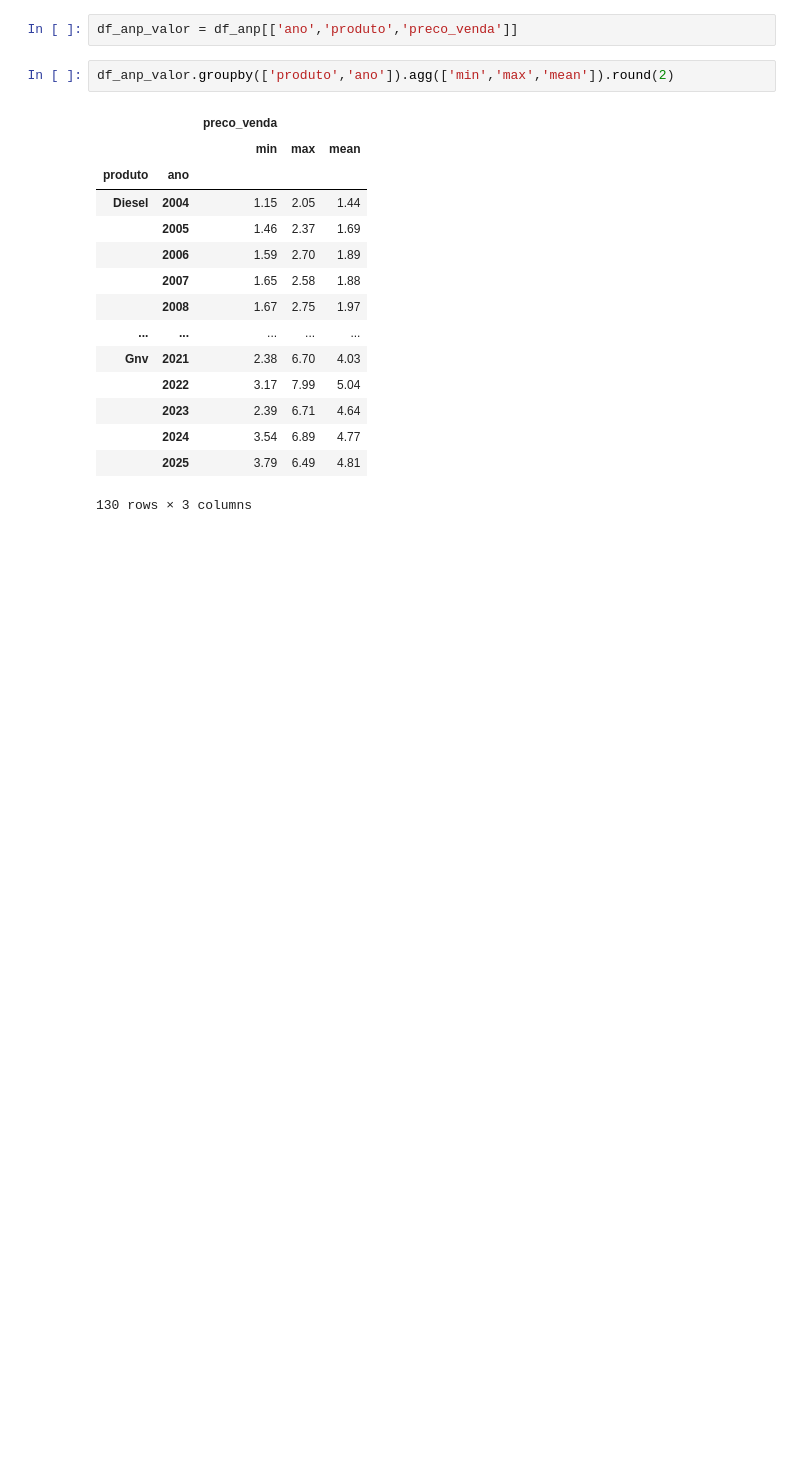
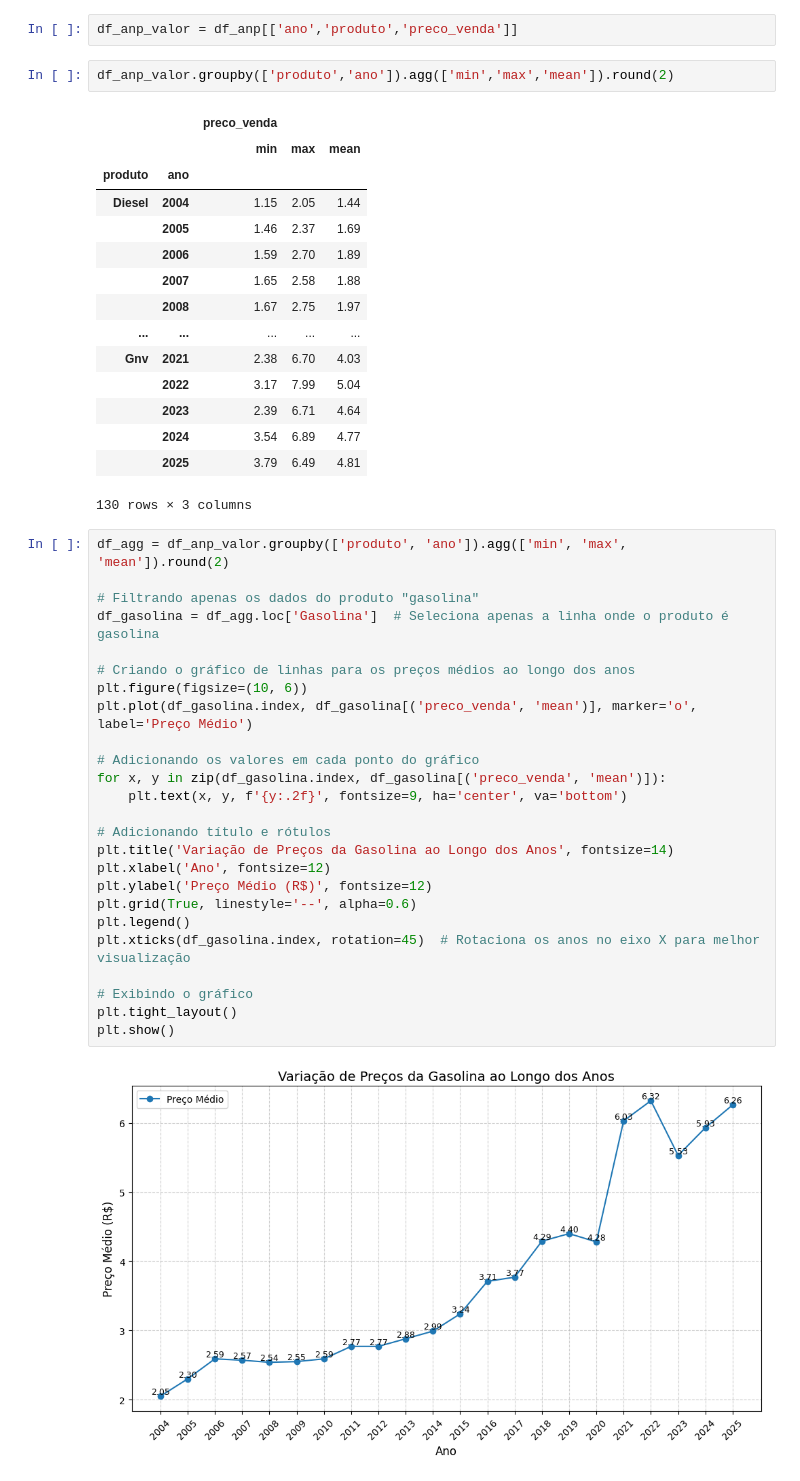
Before and after one commit to KelvynAmaral/Combustiveis_EDA, a Jupyter notebook: preco_combustivel.ipynb, the cells around one changed output. Cells and saved outputs as stored; diff of their text form; blank space fills up the shorter version.

Commit message:
Plotando serie temporal de variação dos preços da gasolina

```diff
--- a/preco_combustivel.ipynb
+++ b/preco_combustivel.ipynb
@@ -288,3 +288,30 @@ df_anp_valor.groupby(['produto','ano']).agg(['min','max','mean']).round(2)
 |  | 2024 | 3.54 | 6.89 | 4.77 |
 |  | 2025 | 3.79 | 6.49 | 4.81 |
 130 rows × 3 columns
+# %%
+df_agg = df_anp_valor.groupby(['produto', 'ano']).agg(['min', 'max', 'mean']).round(2)
+
+# Filtrando apenas os dados do produto "gasolina"
+df_gasolina = df_agg.loc['Gasolina']  # Seleciona apenas a linha onde o produto é gasolina
+
+# Criando o gráfico de linhas para os preços médios ao longo dos anos
+plt.figure(figsize=(10, 6))
+plt.plot(df_gasolina.index, df_gasolina[('preco_venda', 'mean')], marker='o', label='Preço Médio')
+
+# Adicionando os valores em cada ponto do gráfico
+for x, y in zip(df_gasolina.index, df_gasolina[('preco_venda', 'mean')]):
+    plt.text(x, y, f'{y:.2f}', fontsize=9, ha='center', va='bottom')
+
+# Adicionando título e rótulos
+plt.title('Variação de Preços da Gasolina ao Longo dos Anos', fontsize=14)
+plt.xlabel('Ano', fontsize=12)
+plt.ylabel('Preço Médio (R$)', fontsize=12)
+plt.grid(True, linestyle='--', alpha=0.6)
+plt.legend()
+plt.xticks(df_gasolina.index, rotation=45)  # Rotaciona os anos no eixo X para melhor visualização
+
+# Exibindo o gráfico
+plt.tight_layout()
+plt.show()
+# %% [output]
+[figure, added]
```
